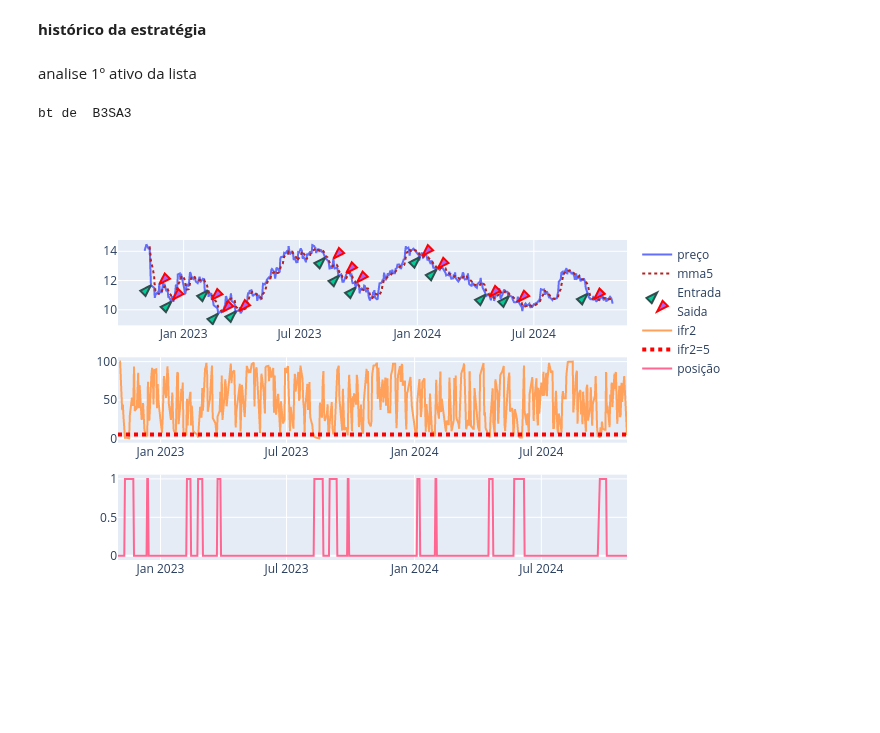
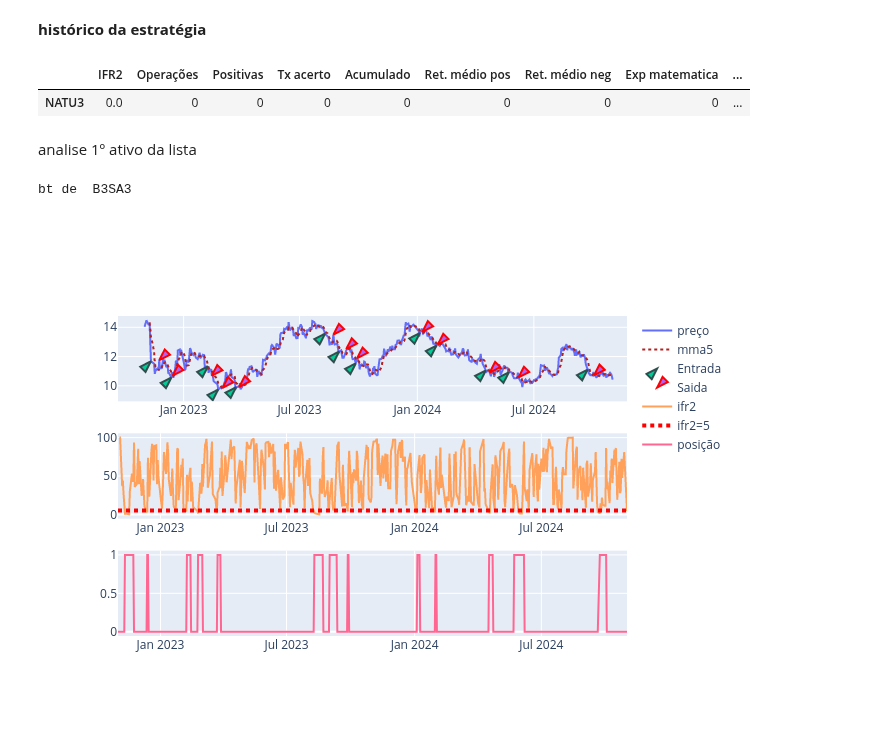
Before and after one commit to BDonadelli/Finance-playground, a Jupyter notebook: BT_IFR2.ipynb, the cells around one changed output. Drawn from its saved outputs; the diff is of its cells as text; code cells hidden in the pictures; blank space fills up the shorter version.

```diff
--- a/BT_IFR2.ipynb
+++ b/BT_IFR2.ipynb
@@ -121,4 +107,4 @@ def rsi(price, window=2, output: str = None):
 # %% [markdown]
 **lista os ativos do índice com ifr2 < 5**
 # %%
-limiar_ifr=5.5
+limiar_ifr=5.25
@@ -191,7 +181,7 @@ def trades (x):
   saida = []
   i=0
   while i < len(bt):
-    while bt['sinal_entra'].iloc[i] == 0 : i+=1 # pega um sinal de entrada
+    while  i < len(bt) and bt['sinal_entra'].iloc[i] == 0 : i+=1 # pega um sinal de entrada
     if i+1 < len(bt) :                          # se teve pregão dia seguinte,entra
         i+=1                                    # vai p/ dia seguinte
         entrada.append( ( i-1,                                      # sinal no dia anterior
@@ -255,11 +245,16 @@ for x in lista_ifr:
 
   if len(retornos[z][1])!=0 : wins = np.round(posret/(len(retornos[z][1])),3)
   else : wins = 0
-  retpos = np.round(np.mean([x for x in retornos[z][1] if x>0]),2)
-  retneg = abs(np.round(np.mean([x for x in retornos[z][1] if x<=0]),2))
+  retpos = np.round(np.mean([r for r in retornos[z][1] if r > 0]), 2) if any(r > 0 for r in retornos[z][1]) else 0
+  retneg = abs(np.round(np.mean([r for r in retornos[z][1] if r <= 0]), 2)) if any(r <= 0 for r in retornos[z][1]) else 0
+#
+ # retpos = np.round(np.mean([x for x in retornos[z][1] if x>0]),2)
+ # retneg = abs(np.round(np.mean([x for x in retornos[z][1] if x<=0]),2))
+#
   expectativa = (wins * retpos) - ((1 - wins) * retneg)
 
-  resumo.loc[x] = [ IFR[x].iloc[-1].round(2),
+  resumo.loc[x] = [ IFR[x].iloc[-1].round(2) if not IFR[x].empty else np.nan,
+#IFR[x].iloc[-1].round(2),
                    len(e) ,
                    posret ,
                    wins,
@@ -277,7 +272,67 @@ for x in lista_ifr:
   z=z+1
 
 resumo = resumo.sort_values(by=['Exp matematica'], ascending=False)
-display(resumo.sort_values(by=['Exp matematica'], ascending=False))
+display(resumo)#.sort_values(by=['Exp matematica'], ascending=False))
+# %%
+resumo = pd.DataFrame(index=lista_ifr, columns=[
+    'IFR2', 'Operações', 'Positivas', 'Tx acerto',
+    'Acumulado', 'Ret. médio pos', 'Ret. médio neg',
+    'Exp matematica', 'Duração média(dias)'
+])
+
+out = [[[], []] for _ in range(len(lista_ifr))]
+retornos = [[[], []] for _ in range(len(lista_ifr))]
+
+z = 0
+for x in lista_ifr:
+    dura = []
+    e, s = trades(x)
+    posret = 0
+
+    out1, out2, out3 = [''] * len(e), [''] * len(e), [''] * len(e)
+
+    for j in range(len(e)):
+        out1[j] = f"entrada em {e[j][1]} e saida em {s[j][1]}"
+        dias = s[j][0] - e[j][0]
+        out2[j] = f" durou {dias} dias e "
+        dura.append(dias)
+
+        retorno = s[j][2] / e[j][2] - 1
+        out3[j] = f"variou {round(retorno * 100, 3)}%"
+        retornos[z][1].append(retorno)
+        if retorno > 0:
+            posret += 1
+
+    ret_list = retornos[z][1]
+    wins = round(posret / len(ret_list), 3) if ret_list else 0
+    retpos = round(np.mean([r for r in ret_list if r > 0]), 2) if any(r > 0 for r in ret_list) else 0
+    retneg = abs(round(np.mean([r for r in ret_list if r <= 0]), 2)) if any(r <= 0 for r in ret_list) else 0
+    expectativa = (wins * retpos) - ((1 - wins) * retneg)
+    acumulado = round((np.array(ret_list) + 1).cumprod()[-1] - 1, 2) if ret_list else 0
+
+    resumo.loc[x] = [
+        IFR[x].iloc[-1].round(2) if not IFR[x].empty else np.nan,
+        len(e),
+        posret,
+        wins,
+        acumulado,
+        retpos,
+        retneg,
+        round(expectativa * 100, 2),
+        round(np.mean(dura), 1) if dura else 0
+    ]
+
+    retornos[z][0] = x
+    out[z][0] = x
+    for j in range(len(e)):
+        out[z][1].append(out1[j] + out2[j] + out3[j])
+    z += 1
+
+resumo = resumo.sort_values(by='Exp matematica', ascending=False)
+display(resumo)
+# %% [output]
+|  | IFR2 | Operações | Positivas | Tx acerto | Acumulado | Ret. médio pos | Ret. médio neg | Exp matematica | ... |
+| NATU3 | 0.0 | 0 | 0 | 0 | 0 | 0 | 0 | 0 | ... |
 # %% [markdown]
 analise 1º ativo da lista
 # %%
```
Also changed, not shown: parts of 10 cells of this notebook, 12 other files.
